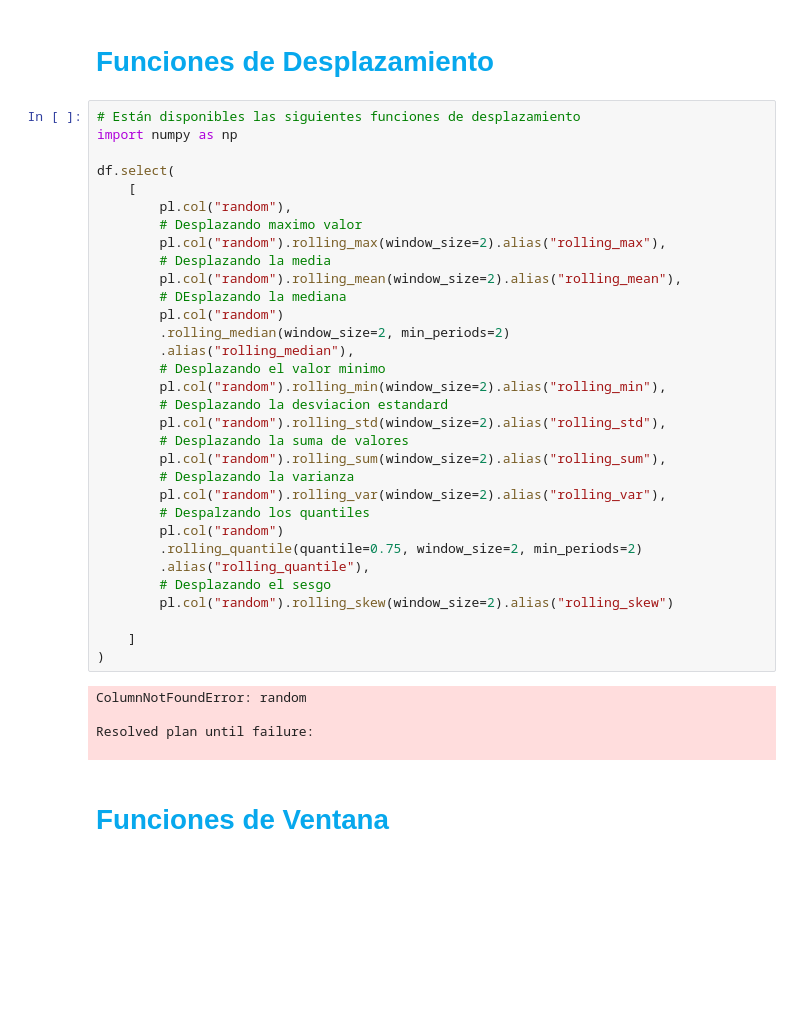
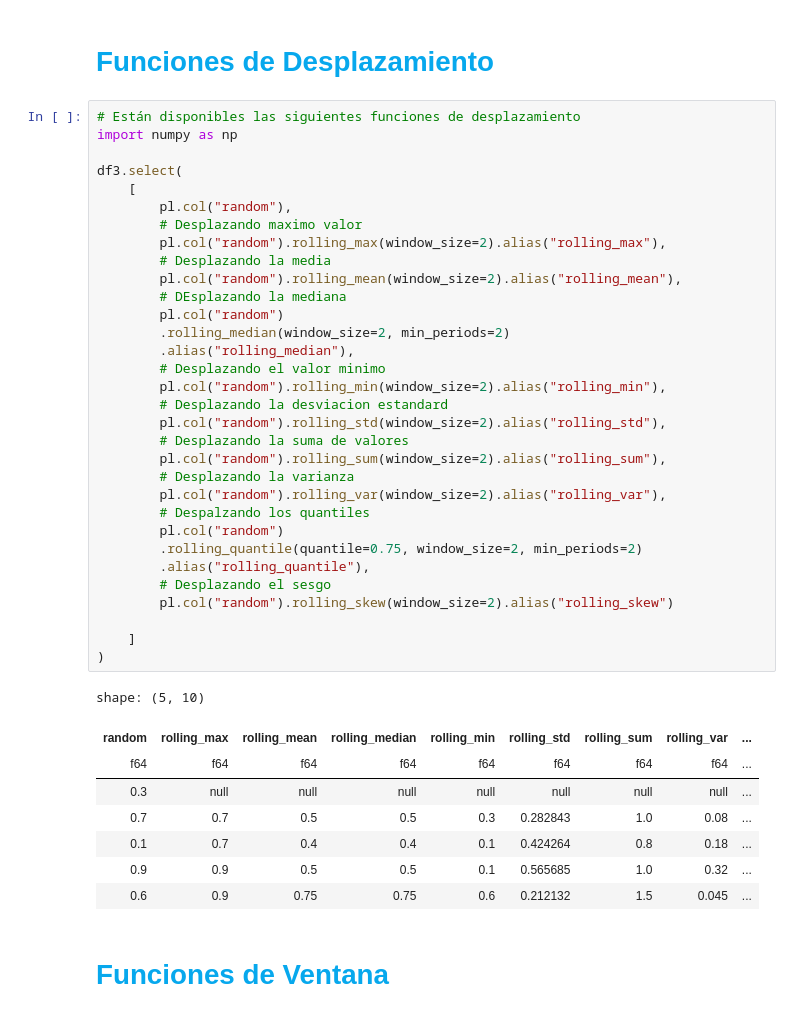
Before and after one commit to Viny2030/colabs, a Jupyter notebook: polars.ipynb, the cells around one changed output. Cells and saved outputs as stored; diff of their text form; blank space fills up the shorter version.

```diff
--- a/polars.ipynb
+++ b/polars.ipynb
@@ -2187,39 +2223,43 @@ shape: (3, 5)
 # Están disponibles las siguientes funciones de desplazamiento
 import numpy as np
 
-df.select(
+df3.select(
     [
         pl.col("random"),
         # Desplazando maximo valor
         pl.col("random").rolling_max(window_size=2).alias("rolling_max"),
         # Desplazando la media
         pl.col("random").rolling_mean(window_size=2).alias("rolling_mean"),
         # DEsplazando la mediana
         pl.col("random")
         .rolling_median(window_size=2, min_periods=2)
         .alias("rolling_median"),
         # Desplazando el valor minimo
         pl.col("random").rolling_min(window_size=2).alias("rolling_min"),
         # Desplazando la desviacion estandard
         pl.col("random").rolling_std(window_size=2).alias("rolling_std"),
         # Desplazando la suma de valores
         pl.col("random").rolling_sum(window_size=2).alias("rolling_sum"),
         # Desplazando la varianza
         pl.col("random").rolling_var(window_size=2).alias("rolling_var"),
         # Despalzando los quantiles
         pl.col("random")
         .rolling_quantile(quantile=0.75, window_size=2, min_periods=2)
         .alias("rolling_quantile"),
         # Desplazando el sesgo
         pl.col("random").rolling_skew(window_size=2).alias("rolling_skew")
 
     ]
 )
 # %% [output]
-ColumnNotFoundError: random
-
-Resolved plan until failure:
-
+shape: (5, 10)
+| random | rolling_max | rolling_mean | rolling_median | rolling_min | rolling_std | rolling_sum | rolling_var | ... |
+| f64 | f64 | f64 | f64 | f64 | f64 | f64 | f64 | ... |
+| 0.3 | null | null | null | null | null | null | null | ... |
+| 0.7 | 0.7 | 0.5 | 0.5 | 0.3 | 0.282843 | 1.0 | 0.08 | ... |
+| 0.1 | 0.7 | 0.4 | 0.4 | 0.1 | 0.424264 | 0.8 | 0.18 | ... |
+| 0.9 | 0.9 | 0.5 | 0.5 | 0.1 | 0.565685 | 1.0 | 0.32 | ... |
+| 0.6 | 0.9 | 0.75 | 0.75 | 0.6 | 0.212132 | 1.5 | 0.045 | ... |
 # %% [markdown]
 # **<font color="#07a8ed">Funciones de Ventana**
 # %%
```
Also changed, not shown: parts of 21 cells of this notebook.
